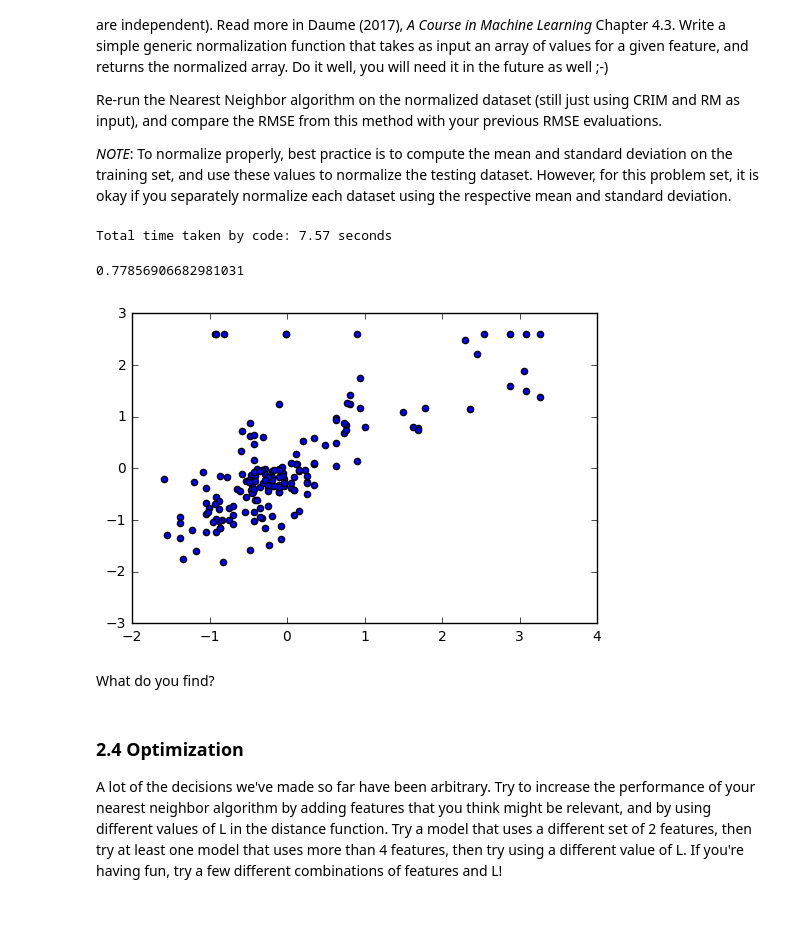
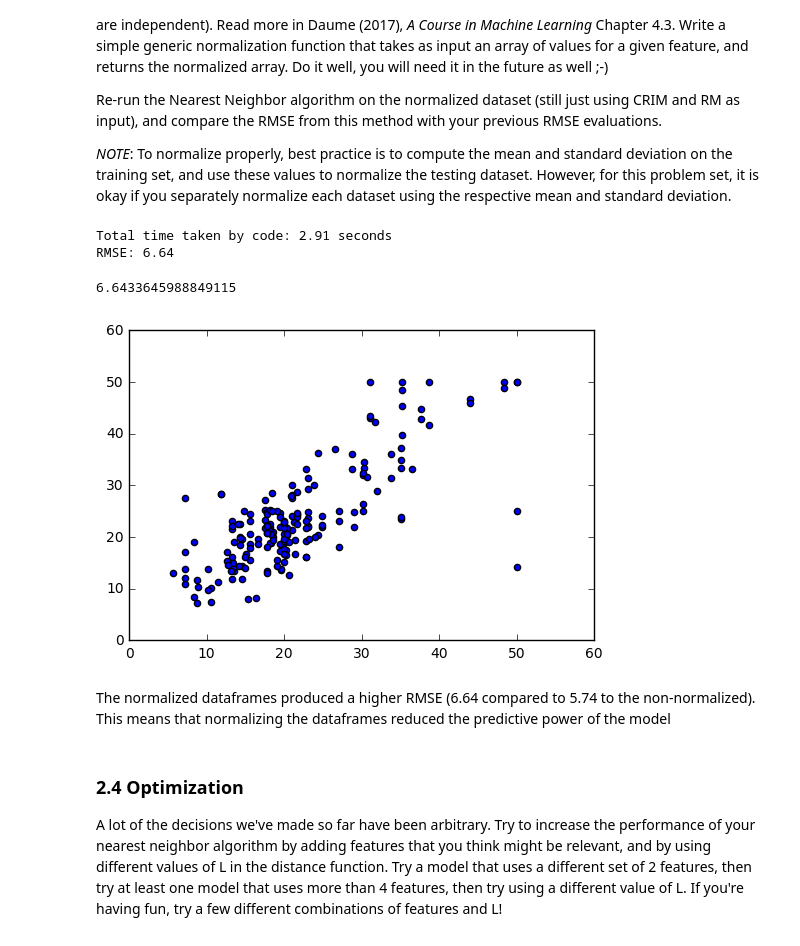
Before and after one commit to Manishakrishna/INFO370-PS3, a Jupyter notebook: INFO371-PS3.ipynb, the cells around one changed output. Cells and saved outputs as stored; diff of their text form; code cells hidden in the pictures; blank space fills up the shorter version.

```diff
--- a/INFO371-PS3.ipynb
+++ b/INFO371-PS3.ipynb
@@ -212,9 +214,3 @@ the instances to find the nearest neighbor.  Have your function take L as an inp
 Compute the RMSE for the Nearest Neighbor predictions on the test set, using the Euclidean distance.  Report an estimate of the total time taken by your code to predict the nearest neighbors for all the values in the test data set.
 
 Plot the true vs predicted price for your test data
-# %%
-features = ["RM", "CRIM"]
-new_train = []
-for i in range(0, len(features)):
-    new_train.append(bdata_train[features[0]])
-bdata_train[features].loc[0]
@@ -276,19 +265,36 @@ def normalize(data):
-# %%
-bdata_train['CRIM'] = normalize(bdata_train['CRIM'])
-bdata_train['RM'] = normalize(bdata_train['RM'])
-bdata_train['MEDV'] = normalize(bdata_train['MEDV'])
-
-bdata_test['CRIM'] = normalize(bdata_test['CRIM'])
-bdata_test['RM'] = normalize(bdata_test['RM'])
-bdata_test['MEDV'] = normalize(bdata_test['MEDV'])
+# %%
+## ...
+def normalize(data):
+    data = np.array(data)
+    sd = data.std()
+    mean = data.mean()
+    normalized = []
+
+    for i in range(0, len(data)):
+        normalized.append((data[i] - mean) / sd)
+
+    return normalized
+
+def normalize_dataframe(df, features):
+    normalized = df.copy()
+    for each in features:
+        normalized[each] = normalize(df[each].values)
+
+    return normalized
+# %%
+features = ['CRIM','ZN','INDUS','CHAS','NOX','RM','AGE','DIS','RAD','TAX','PTRATIO','B','LSTAT']
+
+bdata_train = normalize_dataframe(bdata_train, features)
+bdata_test = normalize_dataframe(bdata_test, features)
 # %%
-nneighbor(bdata_train, bdata_test, 2)
+nneighbor(bdata_train, bdata_test, ["RM", "CRIM"], 2, True)
 # %% [output]
-Total time taken by code: 7.57 seconds
+Total time taken by code: 2.91 seconds
+RMSE: 6.64
-0.77856906682981031
+6.6433645988849115
-[figure, old version]
+[figure, new version]
-# %% [markdown]
-What do you find?
+# %% [markdown]
+The normalized dataframes produced a higher RMSE (6.64 compared to 5.74 to the non-normalized). This means that normalizing the dataframes reduced the predictive power of the model
 # %% [markdown]
 ### 2.4 Optimization
 
```
Also changed, not shown: parts of 32 cells of this notebook.
